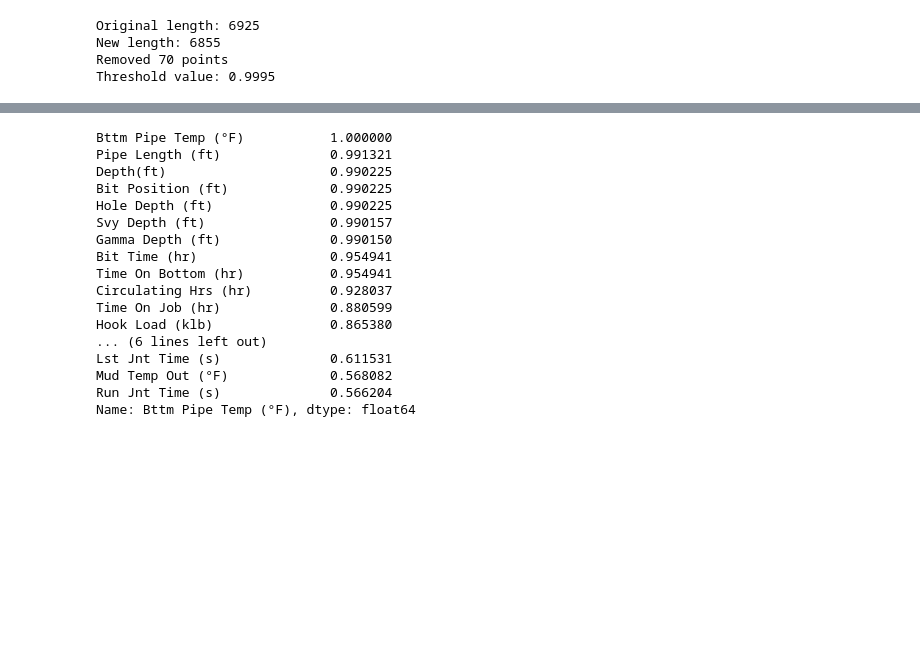
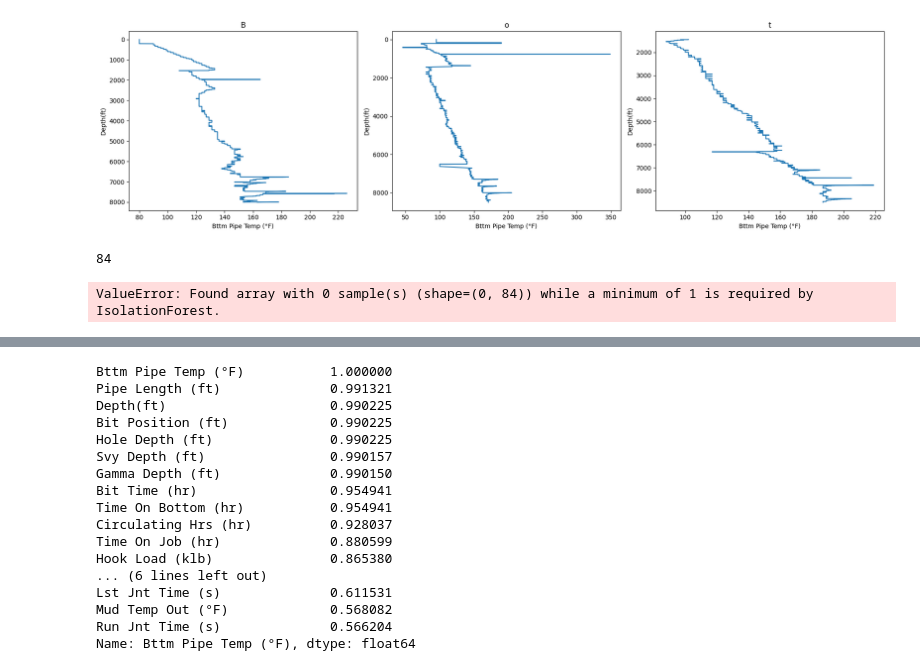
Before and after one commit to atheeralattar/SPE-ML-Challenge-Fervo, a Jupyter notebook: codebase/src/playground.ipynb, the cells around one changed output, grey strips where cells are left out. Cells and saved outputs as stored; diff of their text form; code cells hidden in the pictures; blank space fills up the shorter version.

```diff
--- a/codebase/src/playground.ipynb
+++ b/codebase/src/playground.ipynb
@@ -139,2 +165,0 @@ df2_clean.drop(columns=list(df2_not_in_df1), inplace=True)
-# %%
-df3_clean.drop(columns=list(df2_not_in_df1), inplace=True)
@@ -145,26 +165,0 @@ df3_clean.to_csv('../data/phase_1/training_dataset_3_imputed.csv', index=False)
-# %%
-# Find the 99th percentile (top 1%)
-clf = LocalOutlierFactor(n_neighbors=20, contamination=0.1)
-clf.fit_predict(df3_clean)
-scores = clf.negative_outlier_factor_
-scores = (scores - np.min(scores)) / (np.max(scores) - np.min(scores))
-threshold = np.percentile(scores, 99)
-filtered_scores = scores[scores < threshold]
-print(f"Original length: {len(scores)}")
-print(f"New length: {len(filtered_scores)}")
-print(f"Removed {len(scores) - len(filtered_scores)} points")
-print(f"Threshold value: {threshold:.4f}")
-
-# Get indices of points to keep
-keep_indices = np.where(scores < threshold)[0]
-
-# Or get indices of points to remove
-remove_indices = np.where(scores >= threshold)[0]
-
-# Apply to your original data
-df3_clean = df3_clean[scores < threshold]
-# %% [output]
-Original length: 6925
-New length: 6855
-Removed 70 points
-Threshold value: 0.9995
@@ -170,0 +272,4 @@ Threshold value: 0.9995
+# %%
+plot_vertical_profiles([df1_clean, df2_clean, df3_clean], 'Bttm Pipe Temp (°F)', 'Depth(ft)', 'Bottom Pipe Temperature Profile')
+# %% [output]
+[figure, added]
@@ -170,0 +371,10 @@ Threshold value: 0.9995
+# %%
+len(selected_cols_imp)
+# %% [output]
+84
+# %%
+df1_clean = remove_outliers_with_multiple_methods(df1_clean)
+df2_clean = remove_outliers_with_multiple_methods(df2_clean)
+df3_clean = remove_outliers_with_multiple_methods(df3_clean)
+# %% [output]
+ValueError: Found array with 0 sample(s) (shape=(0, 84)) while a minimum of 1 is required by IsolationForest.
```
Also changed, not shown: parts of 43 cells of this notebook, 4 other files.
